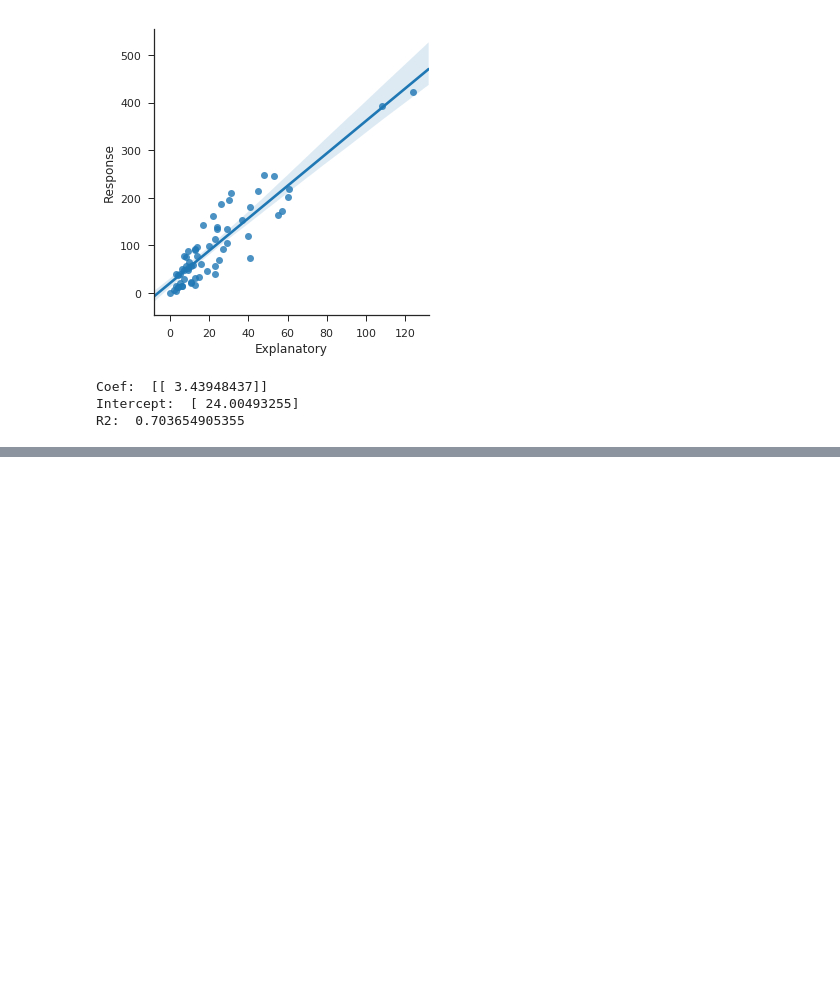
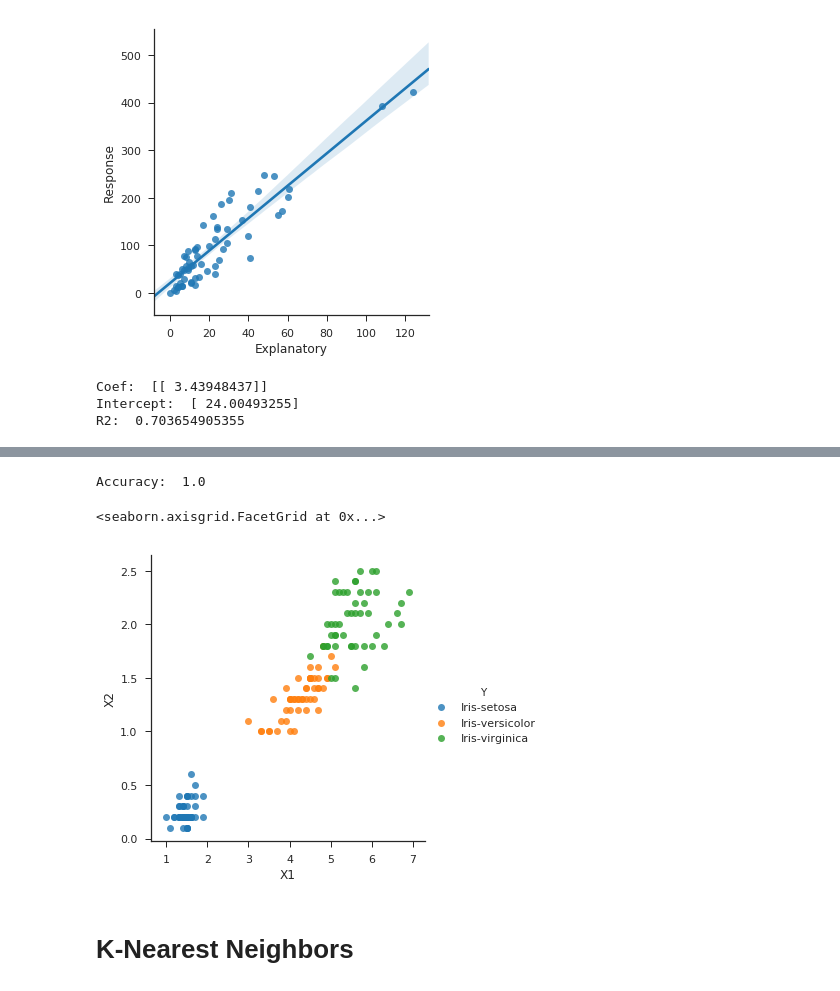
Before and after one commit to MaximePawlakFr/HitchHikers-Guide-Machine-Learning, a Jupyter notebook: My HitchHiker Guide to Machine Learning in Python.ipynb, the cells around one changed output, grey strips where cells are left out. Saved outputs shown, nothing was run; the diff lists cells and outputs as text; code cells hidden in the pictures; blank space fills up the shorter version.

```diff
--- a/My HitchHiker Guide to Machine Learning in Python.ipynb
+++ b/My HitchHiker Guide to Machine Learning in Python.ipynb
@@ -50,0 +128,6 @@ R2:  0.703654905355
+# %%
+from sklearn import svm
+df = pd.read_csv("iris_df.csv")
+df.columns = ["X4", "X3", "X1", "X2", "Y"]
+df = df.drop(["X4", "X3"], 1)
+df.head()
@@ -50,0 +141,22 @@ R2:  0.703654905355
+# %%
+from sklearn.cross_validation import train_test_split
+support = svm.SVC()
+X = df.values[:,0:2]
+Y = df.values[:, 2]
+
+trainX, testX, trainY, testY = train_test_split(X, Y, test_size = 0.3)
+
+support.fit(trainX, trainY)
+print("Accuracy: ", support.score(testX, testY))
+pred = support.predict(testX)
+# %% [output]
+Accuracy:  1.0
+# %%
+sns.set_context("notebook", font_scale=1.1)
+sns.set_style("ticks")
+sns.lmplot("X1", "X2", scatter=True, fit_reg=False, data=df, hue="Y")
+# %% [output]
+<seaborn.axisgrid.FacetGrid at 0x...>
+[figure, added]
+# %% [markdown]
+# K-Nearest Neighbors
```
Also changed, not shown: parts of 23 cells of this notebook.
